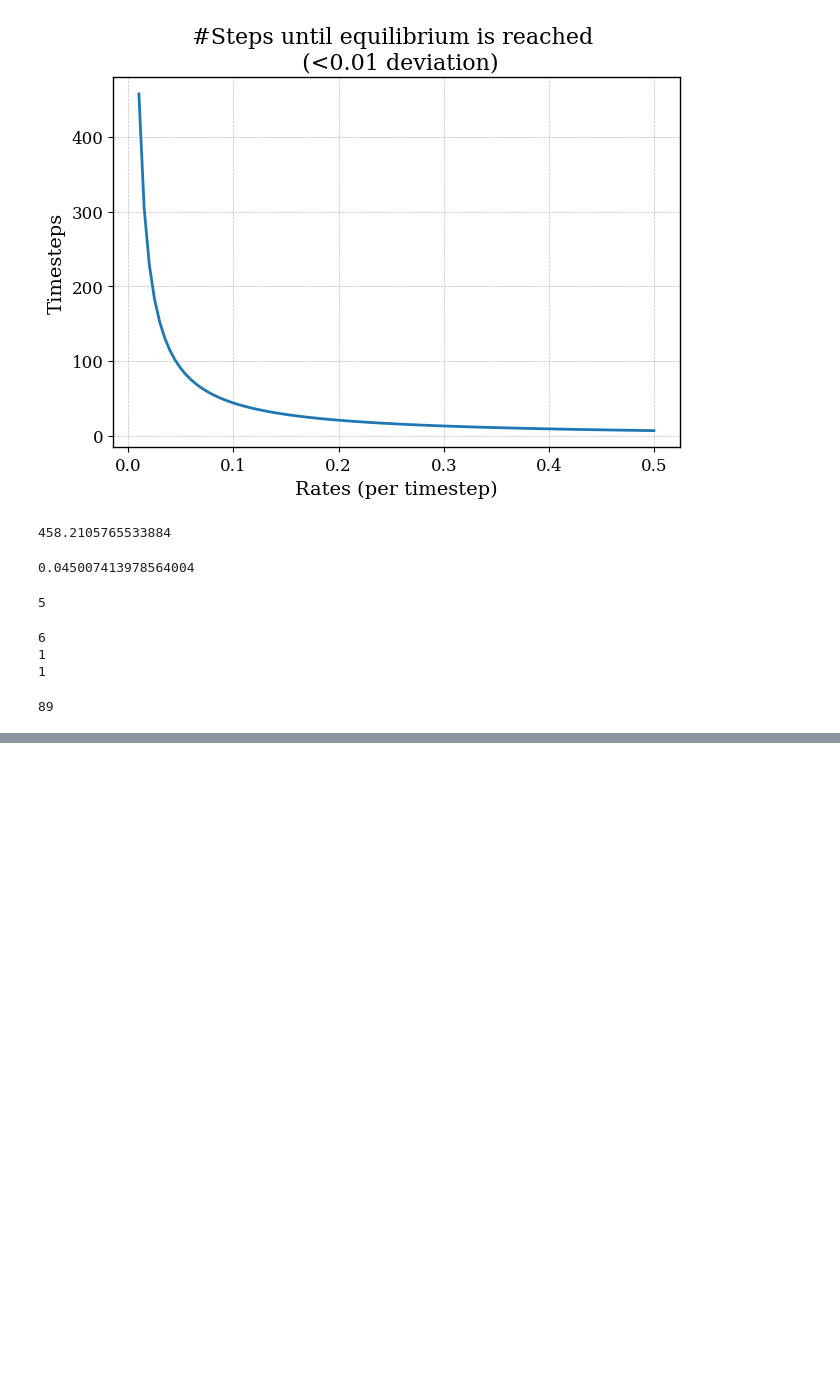
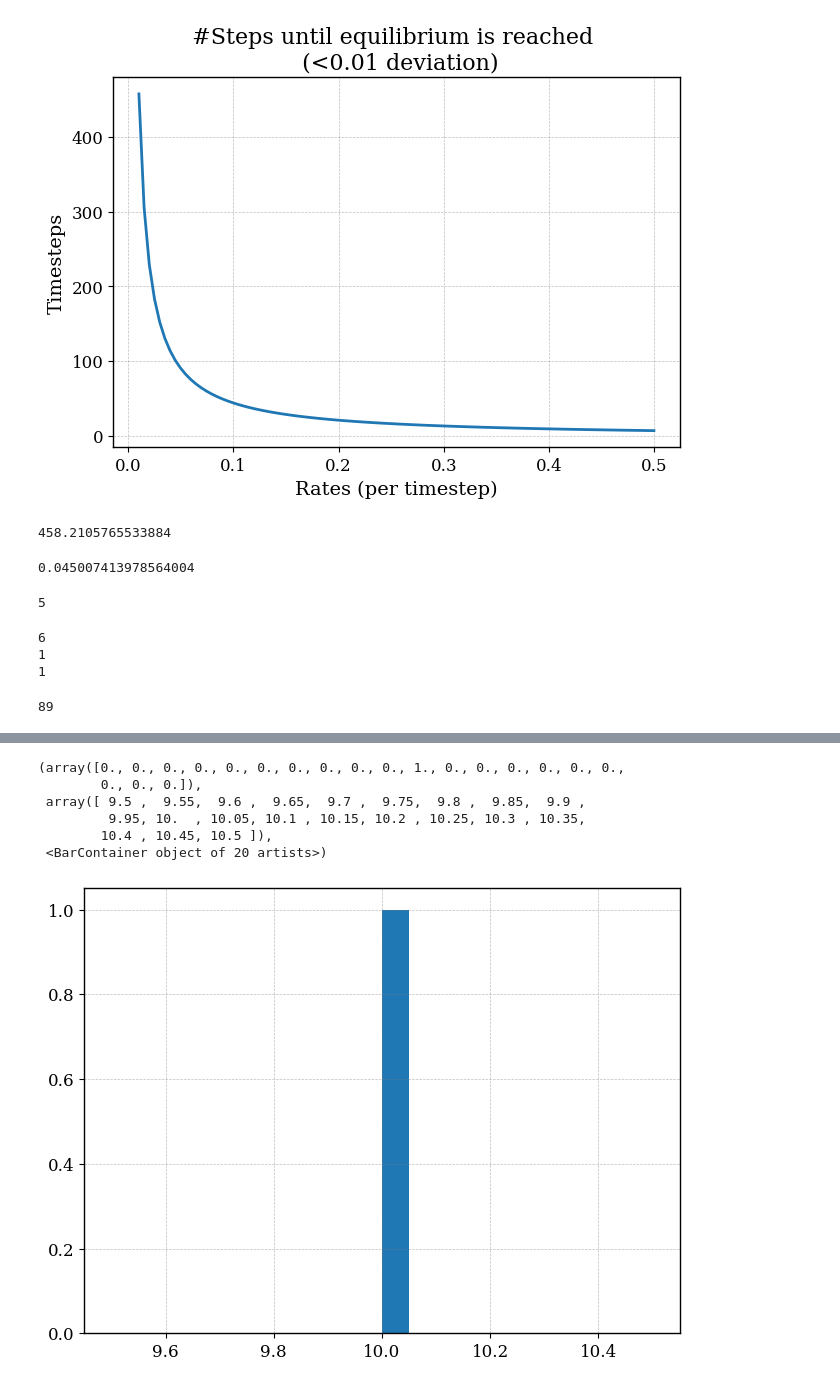
Before and after one commit to RicemanBoy/trafficRNA, a Jupyter notebook: playground.ipynb, the cells around one changed output, grey strips where cells are left out. Cells and saved outputs as stored; diff of their text form; code cells hidden in the pictures; blank space fills up the shorter version.

```diff
--- a/playground.ipynb
+++ b/playground.ipynb
@@ -110,0 +170,12 @@ print(equil)
+# %%
+x = [np.nan, 10]
+
+plt.hist(x, bins = 20)
+# %% [output]
+(array([0., 0., 0., 0., 0., 0., 0., 0., 0., 0., 1., 0., 0., 0., 0., 0., 0.,
+        0., 0., 0.]),
+ array([ 9.5 ,  9.55,  9.6 ,  9.65,  9.7 ,  9.75,  9.8 ,  9.85,  9.9 ,
+         9.95, 10.  , 10.05, 10.1 , 10.15, 10.2 , 10.25, 10.3 , 10.35,
+        10.4 , 10.45, 10.5 ]),
+ <BarContainer object of 20 artists>)
+[figure, added]
```
Also changed, not shown: parts of 5 cells of this notebook, 2 other files.
